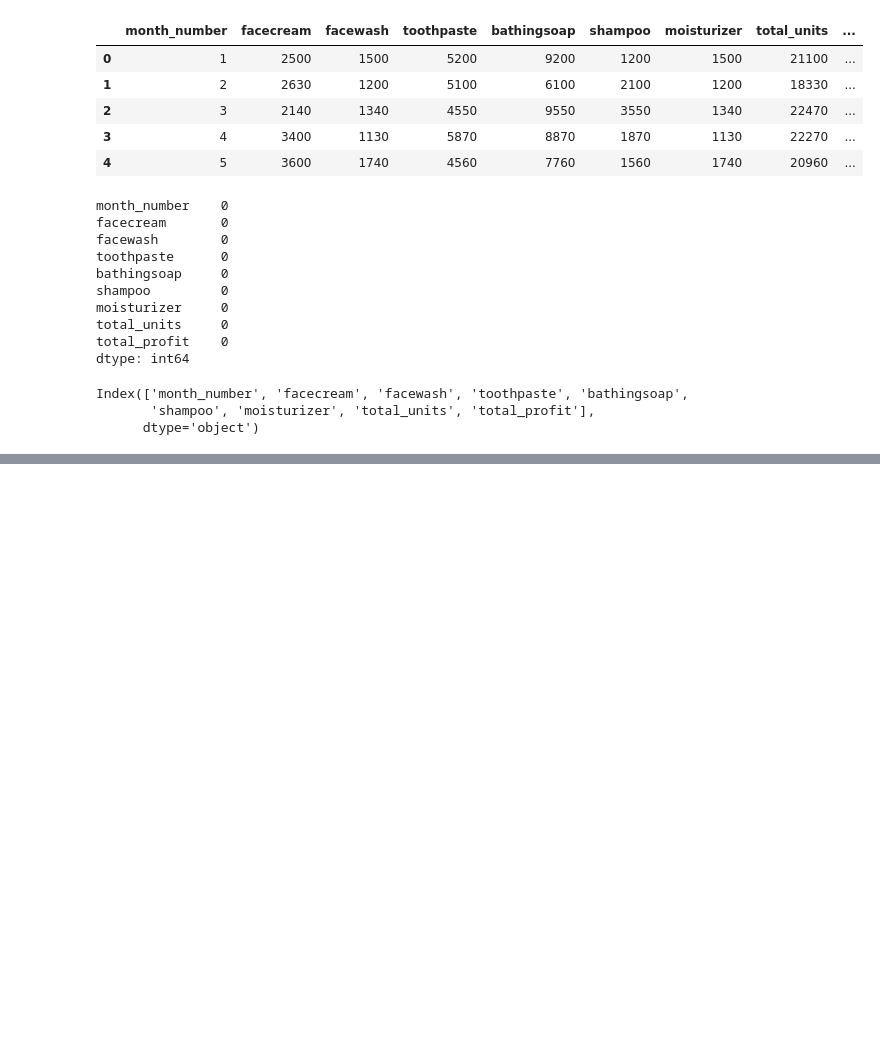
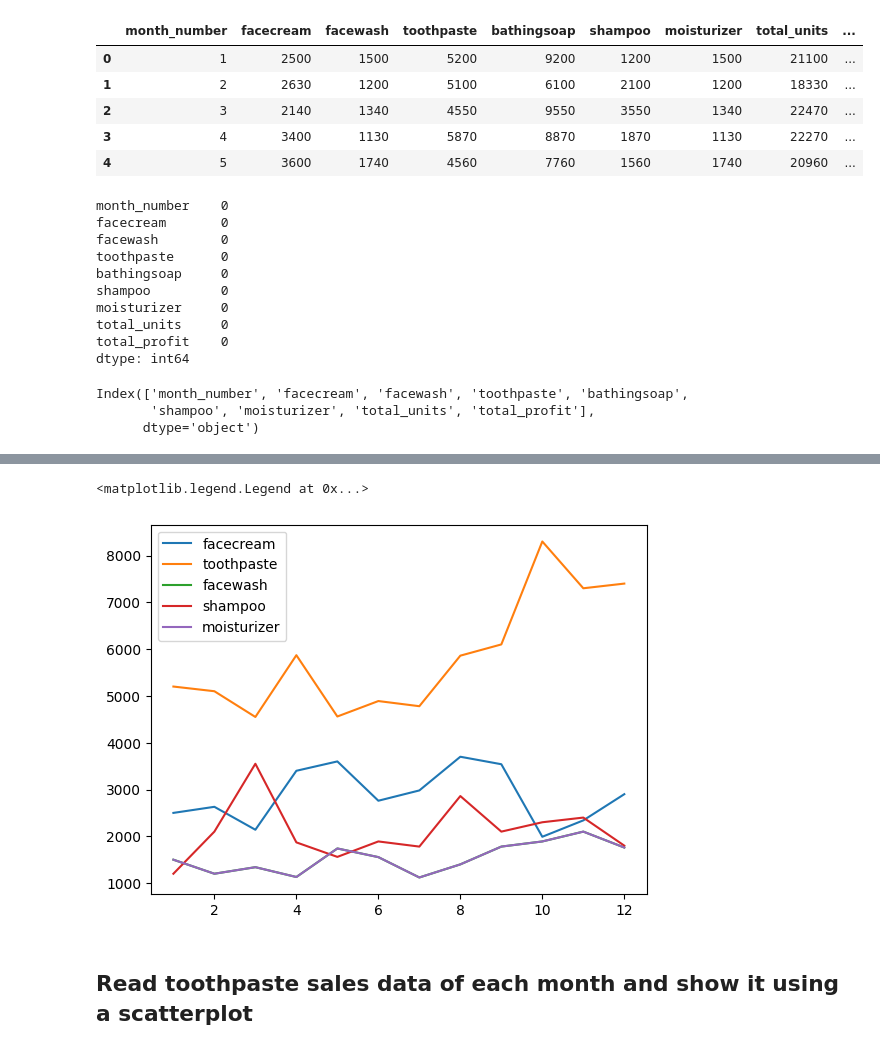
Before and after one commit to KAizoku106/numpywoksssss, a Jupyter notebook: matplotlib_works/company_sales/companysales.ipynb, the cells around one changed output, grey strips where cells are left out. Drawn from its saved outputs; the diff is of its cells as text; code cells hidden in the pictures; blank space fills up the shorter version.

```diff
--- a/matplotlib_works/company_sales/companysales.ipynb
+++ b/matplotlib_works/company_sales/companysales.ipynb
@@ -42,0 +80,10 @@ plt.bar(profit_of_months.index,profit_of_months.values)
+# %%
+products=["facecream","toothpaste","facewash","shampoo","moisturizer"]
+for p in products:
+    plt.plot(df["month_number"],df[p],label=p)
+plt.legend()
+# %% [output]
+<matplotlib.legend.Legend at 0x...>
+[figure, added]
+# %% [markdown]
+## Read toothpaste sales data of each month and show it using a scatterplot
```
Also changed, not shown: parts of 15 cells of this notebook, 9 other files.
